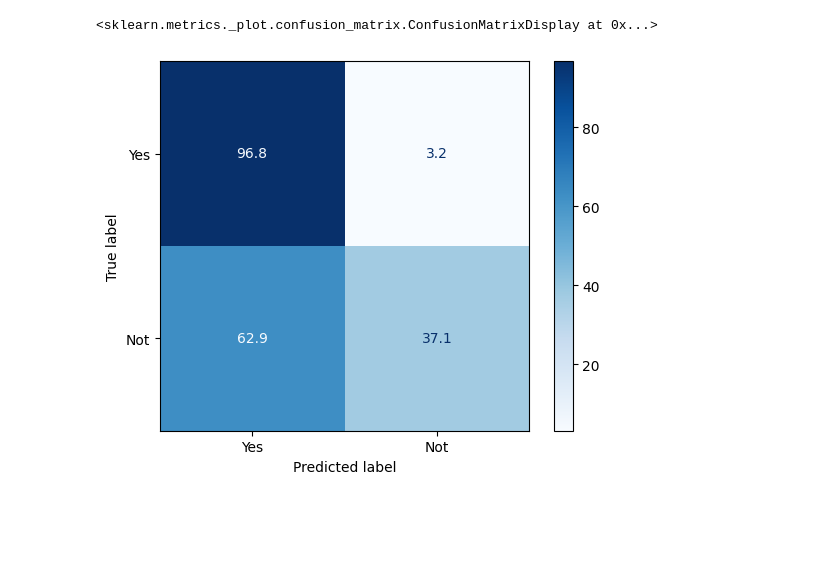
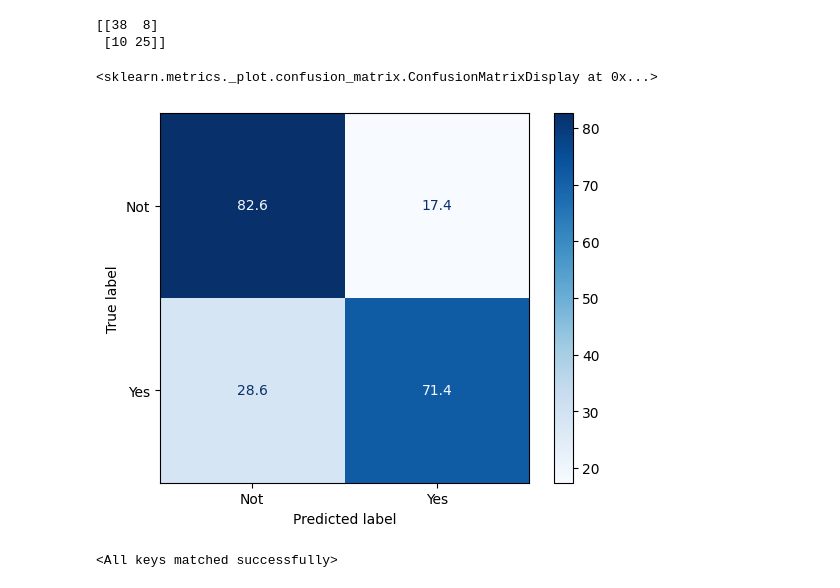
Before and after one commit to AmalAkh/zneus-project-1, a Jupyter notebook: model-binary.ipynb, the cells around one changed output. Saved outputs shown, nothing was run; the diff lists cells and outputs as text; code cells hidden in the pictures; blank space fills up the shorter version.

Commit message:
Experiments for binary

```diff
--- a/model-binary.ipynb
+++ b/model-binary.ipynb
@@ -15,8 +15,11 @@ BATCH_SIZE = 32
 LR = 0.001
 CLASSES = 2
 
-EPOCHS = 40
-LOSS_FUNCTION = nn.BCEWithLogitsLoss()
+MAX_EPOCHS = 50
+POS_WEIGHT = 2
+LOSS_FUNCTION = nn.BCEWithLogitsLoss(pos_weight=torch.Tensor([POS_WEIGHT]))
+
+DROPOUT_COEF = 0.35
 
 AUGMENT = True
 SAVE_BEST_MODEL = True
@@ -63,7 +73,7 @@ class SteelPlateDataset(Dataset):
 torch.manual_seed(42)
 
 
-dataset = SteelPlateDataset("data/norm_data.csv")
+dataset = SteelPlateDataset("data/norm_multiclass_data.csv")
 
 train_dataset, val_dataset, test_dataset = torch.utils.data.random_split(dataset, TRAIN_VAL_TEST_SPLIT)
 # %%
@@ -261,5 +284,5 @@ model = MyModel(
     early_stopping_patience=EARLY_STOPPING_PATIENCE
 )
 # %%
-model.fit(train_dataloader, val_dataloader, epochs=EPOCHS)
+model.fit(train_dataloader, val_dataloader, epochs=MAX_EPOCHS)
 # %% [output]
@@ -283,33 +333,40 @@ Early stopping
 # %%
 import numpy as np
 
 import matplotlib.pyplot as plt
 from sklearn.metrics import confusion_matrix, ConfusionMatrixDisplay
 
 # Example data (each pixel has an integer class label)
 val_dataloader = DataLoader(
     val_dataset,
     batch_size=len(val_dataset),
-    shuffle=False,  # Use sampler instead of shuffle
+    shuffle=True,  # Use sampler instead of shuffle
     num_workers=NUM_OF_WORKERS
 )
 
 features, ground_truth = next(iter(val_dataloader))
 
 images = features.to(device_name)
 model.eval()
 predictions = model(images)
 predictions = (torch.sigmoid(predictions) > 0.5).float()
 y_true = ground_truth.numpy()
 y_pred = predictions.detach().cpu().int().numpy()
 
 
-cm = confusion_matrix(y_true, y_pred)
+cm = confusion_matrix(y_true, y_pred, labels=[0,1])
+print(cm)
 cm_percent = cm.astype('float') / cm.sum(axis=1, keepdims=True) * 100
 disp = ConfusionMatrixDisplay(confusion_matrix=cm_percent,
-                          display_labels=["Yes", "Not"])
+                          display_labels=["Not","Yes"])
 
 disp.plot(cmap='Blues', values_format='.1f')
 # %% [output]
-<sklearn.metrics._plot.confusion_matrix.ConfusionMatrixDisplay at 0x...>
+[[38  8]
+ [10 25]]
+<sklearn.metrics._plot.confusion_matrix.ConfusionMatrixDisplay at 0x...>
-[figure, old version]
+[figure, new version]
+# %%
+model.load_state_dict(torch.load("best-model-binary.pth", map_location=device_name))
+# %% [output]
+<All keys matched successfully>
```
Also changed, not shown: parts of 7 cells of this notebook, 4 other files.
